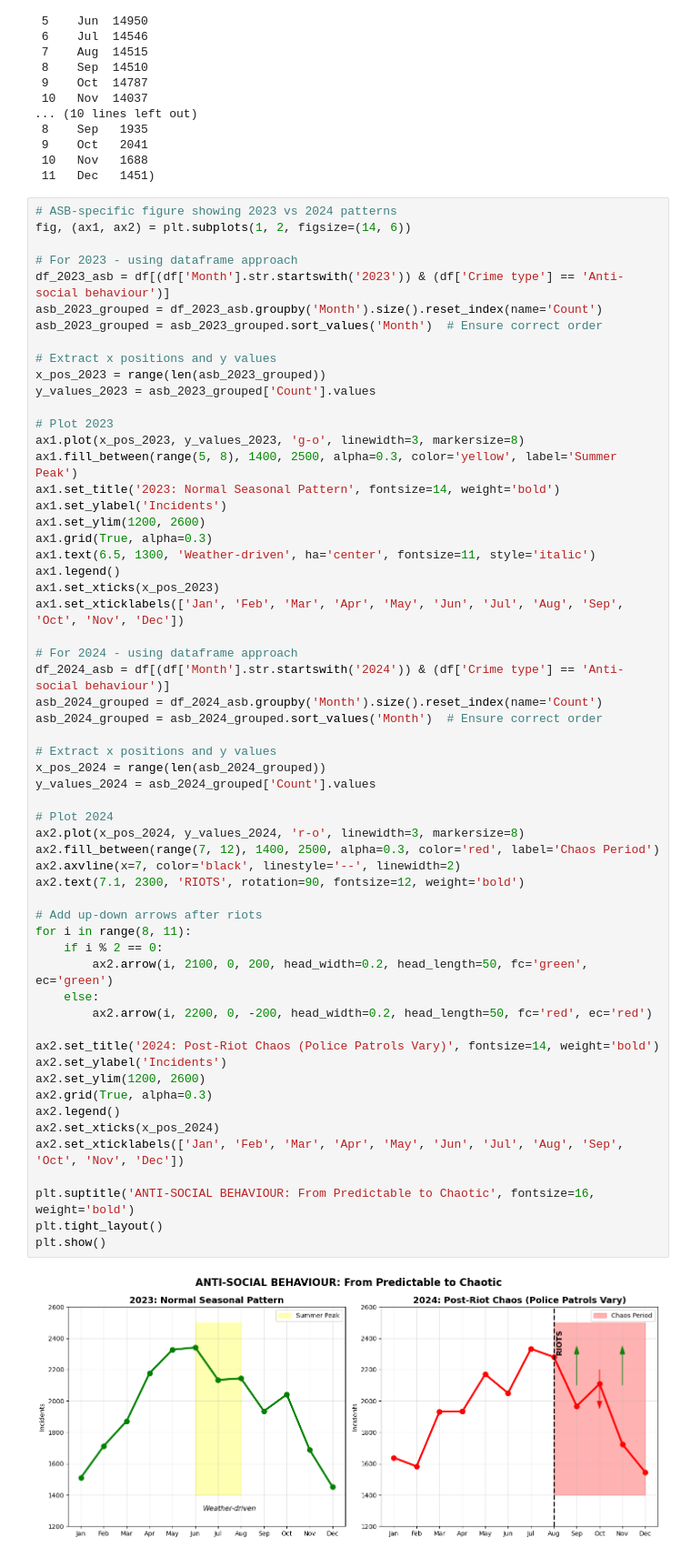
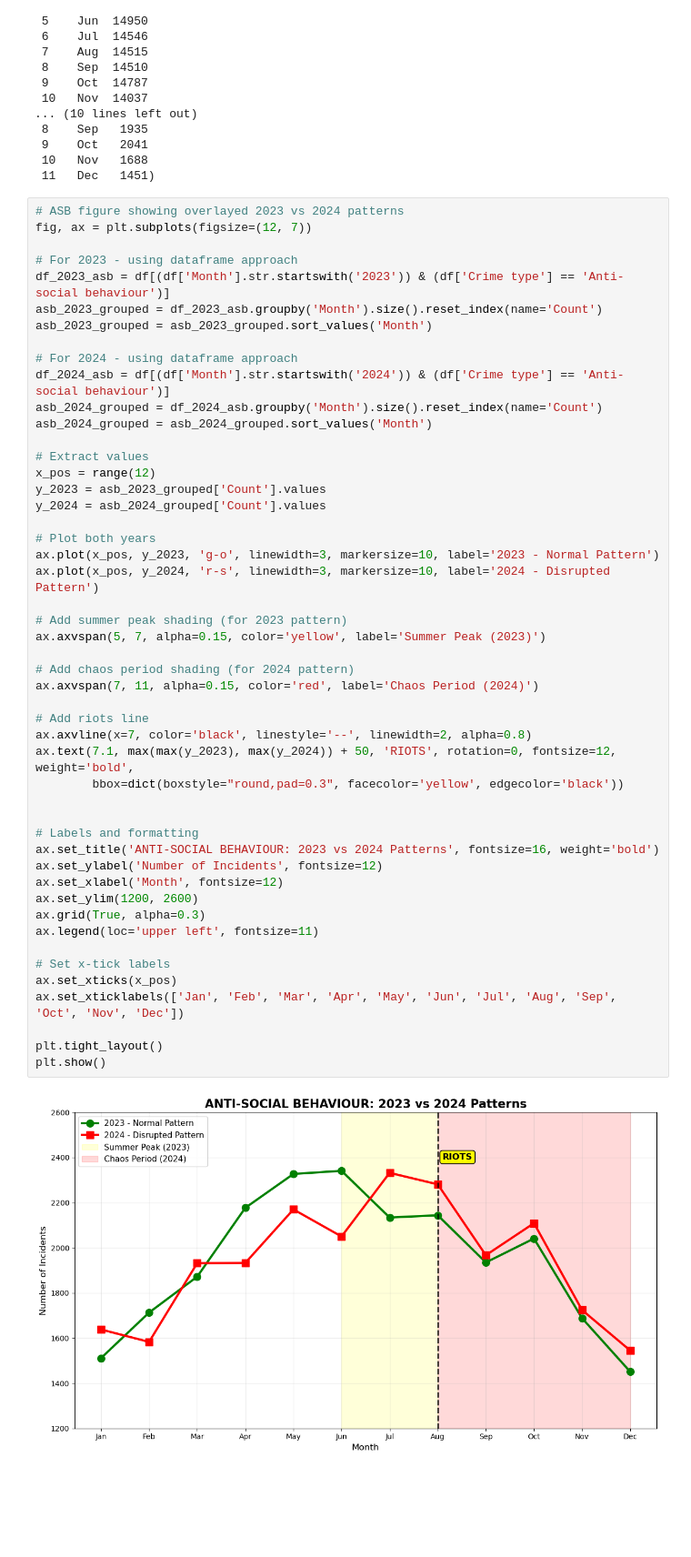
Before and after one commit to Dornakhan/Team-4, a Jupyter notebook: base.ipynb, the cells around one changed output. Shown at 91% size. Drawn from its saved outputs; the diff is of its cells as text; blank space fills up the shorter version.

Commit message:
Jam's last visuals

```diff
--- a/base.ipynb
+++ b/base.ipynb
@@ -214,62 +214,53 @@ months_grouped, asb_2023_with_months
  10   Nov   1688
  11   Dec   1451)
 # %%
-# ASB-specific figure showing 2023 vs 2024 patterns
-fig, (ax1, ax2) = plt.subplots(1, 2, figsize=(14, 6))
+# ASB figure showing overlayed 2023 vs 2024 patterns
+fig, ax = plt.subplots(figsize=(12, 7))
 
 # For 2023 - using dataframe approach
 df_2023_asb = df[(df['Month'].str.startswith('2023')) & (df['Crime type'] == 'Anti-social behaviour')]
 asb_2023_grouped = df_2023_asb.groupby('Month').size().reset_index(name='Count')
-asb_2023_grouped = asb_2023_grouped.sort_values('Month')  # Ensure correct order
-
-# Extract x positions and y values
-x_pos_2023 = range(len(asb_2023_grouped))
-y_values_2023 = asb_2023_grouped['Count'].values
-
-# Plot 2023
-ax1.plot(x_pos_2023, y_values_2023, 'g-o', linewidth=3, markersize=8)
-ax1.fill_between(range(5, 8), 1400, 2500, alpha=0.3, color='yellow', label='Summer Peak')
-ax1.set_title('2023: Normal Seasonal Pattern', fontsize=14, weight='bold')
-ax1.set_ylabel('Incidents')
-ax1.set_ylim(1200, 2600)
-ax1.grid(True, alpha=0.3)
-ax1.text(6.5, 1300, 'Weather-driven', ha='center', fontsize=11, style='italic')
-ax1.legend()
-ax1.set_xticks(x_pos_2023)
-ax1.set_xticklabels(['Jan', 'Feb', 'Mar', 'Apr', 'May', 'Jun', 'Jul', 'Aug', 'Sep', 'Oct', 'Nov', 'Dec'])
+asb_2023_grouped = asb_2023_grouped.sort_values('Month')
 
 # For 2024 - using dataframe approach
 df_2024_asb = df[(df['Month'].str.startswith('2024')) & (df['Crime type'] == 'Anti-social behaviour')]
 asb_2024_grouped = df_2024_asb.groupby('Month').size().reset_index(name='Count')
-asb_2024_grouped = asb_2024_grouped.sort_values('Month')  # Ensure correct order
+asb_2024_grouped = asb_2024_grouped.sort_values('Month')
 
-# Extract x positions and y values
-x_pos_2024 = range(len(asb_2024_grouped))
-y_values_2024 = asb_2024_grouped['Count'].values
+# Extract values
+x_pos = range(12)
+y_2023 = asb_2023_grouped['Count'].values
+y_2024 = asb_2024_grouped['Count'].values
 
-# Plot 2024
-ax2.plot(x_pos_2024, y_values_2024, 'r-o', linewidth=3, markersize=8)
-ax2.fill_between(range(7, 12), 1400, 2500, alpha=0.3, color='red', label='Chaos Period')
-ax2.axvline(x=7, color='black', linestyle='--', linewidth=2)
-ax2.text(7.1, 2300, 'RIOTS', rotation=90, fontsize=12, weight='bold')
+# Plot both years
+ax.plot(x_pos, y_2023, 'g-o', linewidth=3, markersize=10, label='2023 - Normal Pattern')
+ax.plot(x_pos, y_2024, 'r-s', linewidth=3, markersize=10, label='2024 - Disrupted Pattern')
 
-# Add up-down arrows after riots
-for i in range(8, 11):
-    if i % 2 == 0:
-        ax2.arrow(i, 2100, 0, 200, head_width=0.2, head_length=50, fc='green', ec='green')
-    else:
-        ax2.arrow(i, 2200, 0, -200, head_width=0.2, head_length=50, fc='red', ec='red')
+# Add summer peak shading (for 2023 pattern)
+ax.axvspan(5, 7, alpha=0.15, color='yellow', label='Summer Peak (2023)')
 
-ax2.set_title('2024: Post-Riot Chaos (Police Patrols Vary)', fontsize=14, weight='bold')
-ax2.set_ylabel('Incidents')
-ax2.set_ylim(1200, 2600)
-ax2.grid(True, alpha=0.3)
-ax2.legend()
-ax2.set_xticks(x_pos_2024)
-ax2.set_xticklabels(['Jan', 'Feb', 'Mar', 'Apr', 'May', 'Jun', 'Jul', 'Aug', 'Sep', 'Oct', 'Nov', 'Dec'])
+# Add chaos period shading (for 2024 pattern)
+ax.axvspan(7, 11, alpha=0.15, color='red', label='Chaos Period (2024)')
 
-plt.suptitle('ANTI-SOCIAL BEHAVIOUR: From Predictable to Chaotic', fontsize=16, weight='bold')
+# Add riots line
+ax.axvline(x=7, color='black', linestyle='--', linewidth=2, alpha=0.8)
+ax.text(7.1, max(max(y_2023), max(y_2024)) + 50, 'RIOTS', rotation=0, fontsize=12, weight='bold',
+        bbox=dict(boxstyle="round,pad=0.3", facecolor='yellow', edgecolor='black'))
+
+
+# Labels and formatting
+ax.set_title('ANTI-SOCIAL BEHAVIOUR: 2023 vs 2024 Patterns', fontsize=16, weight='bold')
+ax.set_ylabel('Number of Incidents', fontsize=12)
+ax.set_xlabel('Month', fontsize=12)
+ax.set_ylim(1200, 2600)
+ax.grid(True, alpha=0.3)
+ax.legend(loc='upper left', fontsize=11)
+
+# Set x-tick labels
+ax.set_xticks(x_pos)
+ax.set_xticklabels(['Jan', 'Feb', 'Mar', 'Apr', 'May', 'Jun', 'Jul', 'Aug', 'Sep', 'Oct', 'Nov', 'Dec'])
+
 plt.tight_layout()
 plt.show()
 # %% [output]
-[figure, old version]
+[figure, new version]
```
Also changed, not shown: parts of 1 cell of this notebook, 1 other file.
